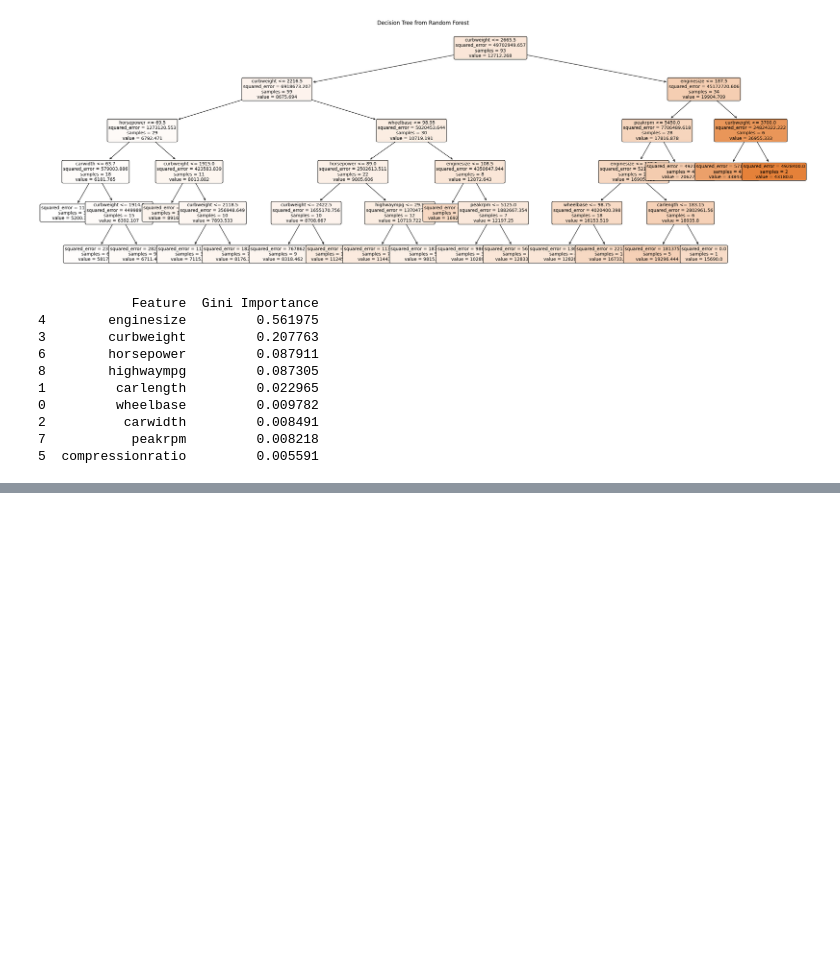
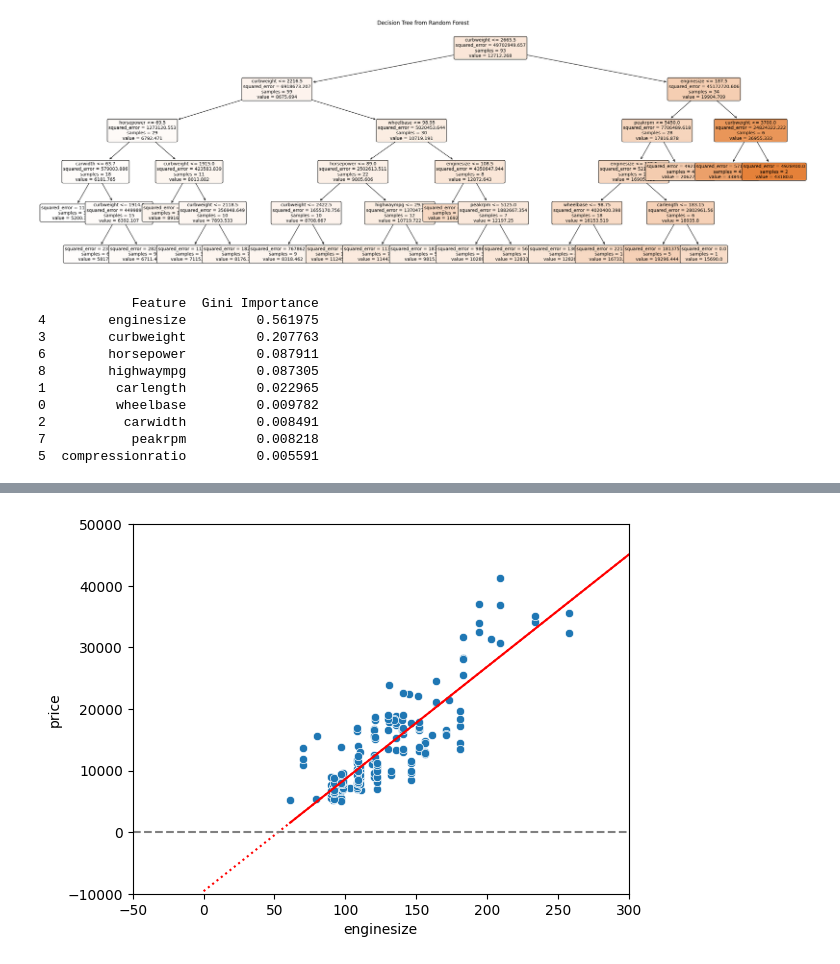
Before and after one commit to Magdalena-B1/ML-different-approaches-to-linear-regression, a Jupyter notebook: LinearRegression.ipynb, the cells around one changed output, grey strips where cells are left out. Cells and saved outputs as stored; diff of their text form; code cells hidden in the pictures; blank space fills up the shorter version.

```diff
--- a/LinearRegression.ipynb
+++ b/LinearRegression.ipynb
@@ -485,0 +507,7 @@ print(feature_imp_df)
+# %%
+from sklearn.linear_model import LinearRegression
+
+LR = LinearRegression()
+LR.fit(np.array(x_train['enginesize']).reshape(-1,1),y_train)
+
+print('Coefficients: \n', LR.coef_)
@@ -485,0 +517,8 @@ print(feature_imp_df)
+# %%
+import statsmodels.api as sm
+
+#X = sm.add_constant(x_train[features])
+X = sm.add_constant(x_train['enginesize'])
+model = sm.OLS(y_train, X).fit()
+print(model.summary())
+print(model.params)
@@ -485,0 +543,23 @@ print(feature_imp_df)
+# %%
+#y = 9585+182*i
+prediction = []
+for i in data['enginesize']:
+    y = model.params[0]+model.params[1]*i
+    prediction.append(y)
+
+points_x, points_y = [], []
+for i in [0, 300]:
+    y = model.params[0]+model.params[1]*i
+    points_x.append(i)
+    points_y.append(y)
+
+fig = plt.figure()
+sns.scatterplot(x='enginesize', y='price',data=data )
+sns.lineplot(x=data['enginesize'], y = prediction, color = 'r' )
+gfg = sns.lineplot(x=points_x, y = points_y, linestyle = 'dotted', color = 'r' )
+gfg.set_ylim(-10000, 50000)
+gfg.set_xlim(-50, 300)
+plt.axhline(y = 0, linestyle = '--', color = 'gray' )
+plt.show()
+# %% [output]
+[figure, added]
```
Also changed, not shown: parts of 6 cells of this notebook.
